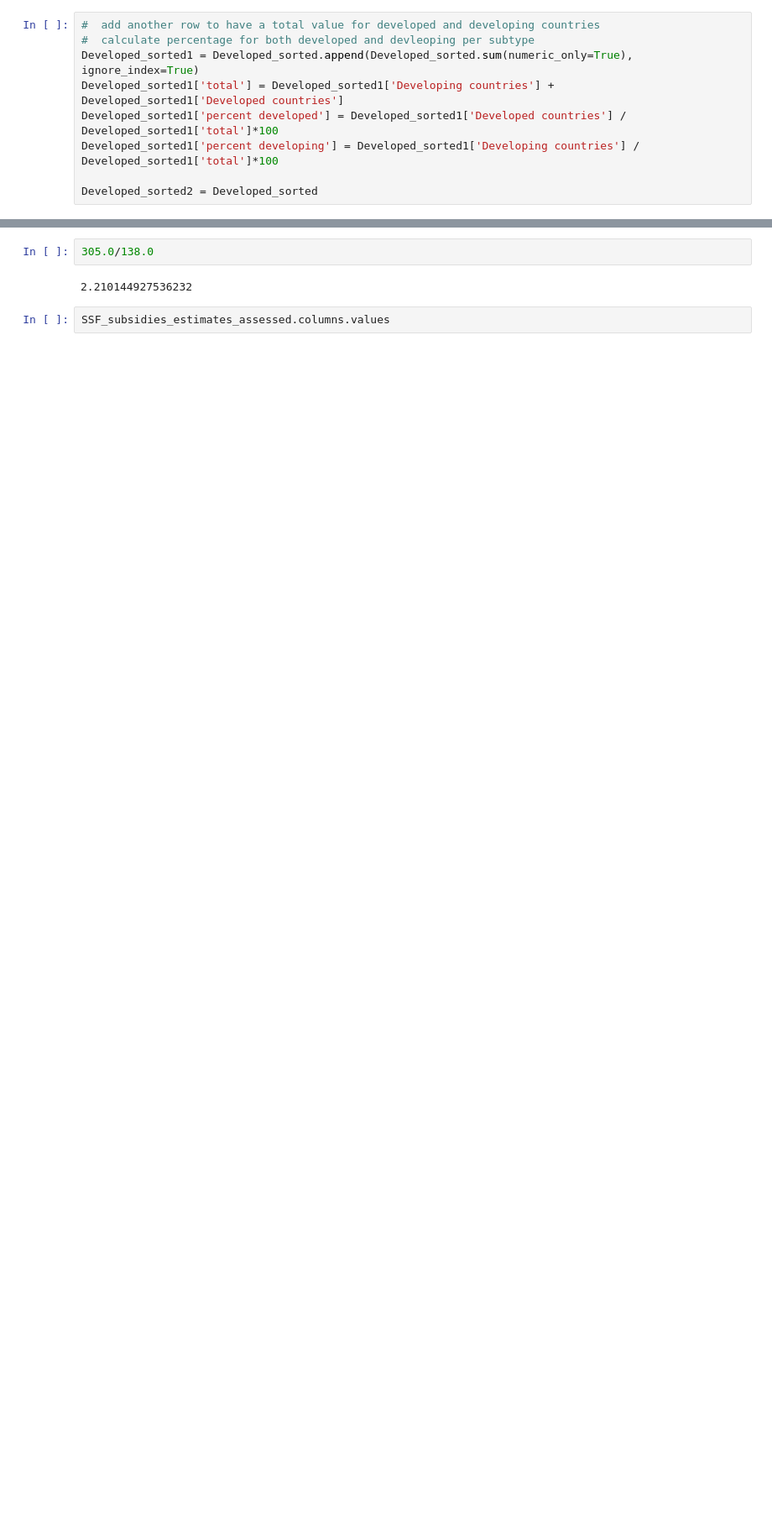
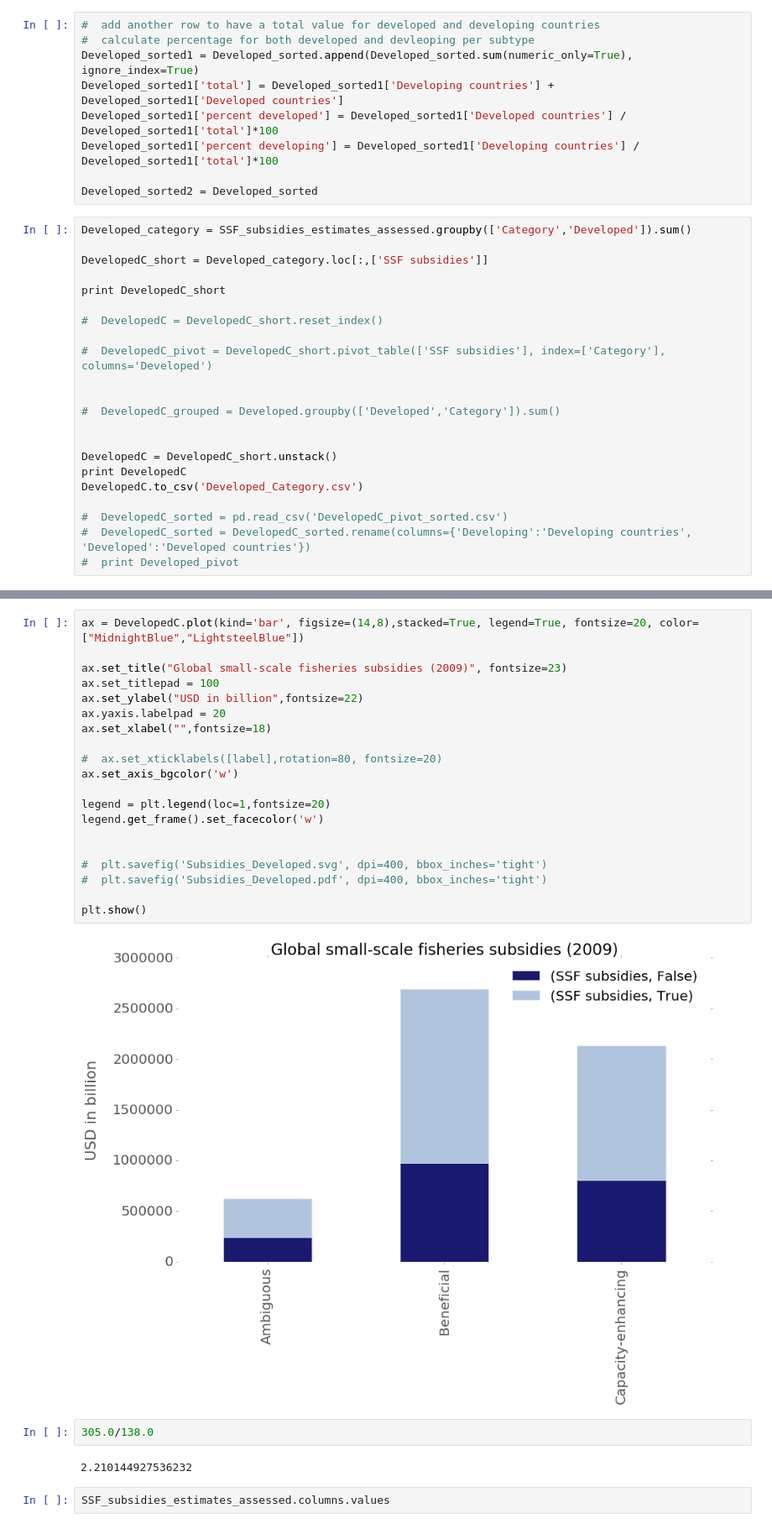
Before and after one commit to annaschu/subsidies, a Jupyter notebook: SSF subsidies capped.ipynb, the cells around one changed output, grey strips where cells are left out. Shown at 84% size. Saved outputs shown, nothing was run; the diff lists cells and outputs as text; blank space fills up the shorter version.

Commit message:
producing more graphs and using stack and unstack instead of pivot, visualizing developed per category

```diff
--- a/SSF subsidies capped.ipynb
+++ b/SSF subsidies capped.ipynb
@@ -535,3 +535,25 @@ Developed_sorted1['percent developed'] = Developed_sorted1['Developed countries'
 Developed_sorted1['percent developing'] = Developed_sorted1['Developing countries'] / Developed_sorted1['total']*100
 
 Developed_sorted2 = Developed_sorted
+# %%
+Developed_category = SSF_subsidies_estimates_assessed.groupby(['Category','Developed']).sum()
+
+DevelopedC_short = Developed_category.loc[:,['SSF subsidies']]
+
+print DevelopedC_short
+
+#  DevelopedC = DevelopedC_short.reset_index()
+
+#  DevelopedC_pivot = DevelopedC_short.pivot_table(['SSF subsidies'], index=['Category'], columns='Developed')
+
+
+#  DevelopedC_grouped = Developed.groupby(['Developed','Category']).sum()
+
+
+DevelopedC = DevelopedC_short.unstack()
+print DevelopedC
+DevelopedC.to_csv('Developed_Category.csv')
+
+#  DevelopedC_sorted = pd.read_csv('DevelopedC_pivot_sorted.csv')
+#  DevelopedC_sorted = DevelopedC_sorted.rename(columns={'Developing':'Developing countries', 'Developed':'Developed countries'})
+#  print Developed_pivot
@@ -538,3 +575,25 @@ Developed_sorted2 = Developed_sorted
+# %%
+ax = DevelopedC.plot(kind='bar', figsize=(14,8),stacked=True, legend=True, fontsize=20, color=["MidnightBlue","LightsteelBlue"])
+
+ax.set_title("Global small-scale fisheries subsidies (2009)", fontsize=23)
+ax.set_titlepad = 100
+ax.set_ylabel("USD in billion",fontsize=22)
+ax.yaxis.labelpad = 20
+ax.set_xlabel("",fontsize=18)
+
+#  ax.set_xticklabels([label],rotation=80, fontsize=20)
+ax.set_axis_bgcolor('w')
+
+legend = plt.legend(loc=1,fontsize=20)
+legend.get_frame().set_facecolor('w')
+
+
+#  plt.savefig('Subsidies_Developed.svg', dpi=400, bbox_inches='tight')
+#  plt.savefig('Subsidies_Developed.pdf', dpi=400, bbox_inches='tight')
+
+plt.show()
+# %% [output]
+[figure, added]
 # %%
 305.0/138.0
 # %% [output]
```
Also changed, not shown: parts of 1 cell of this notebook, 14 other files.
